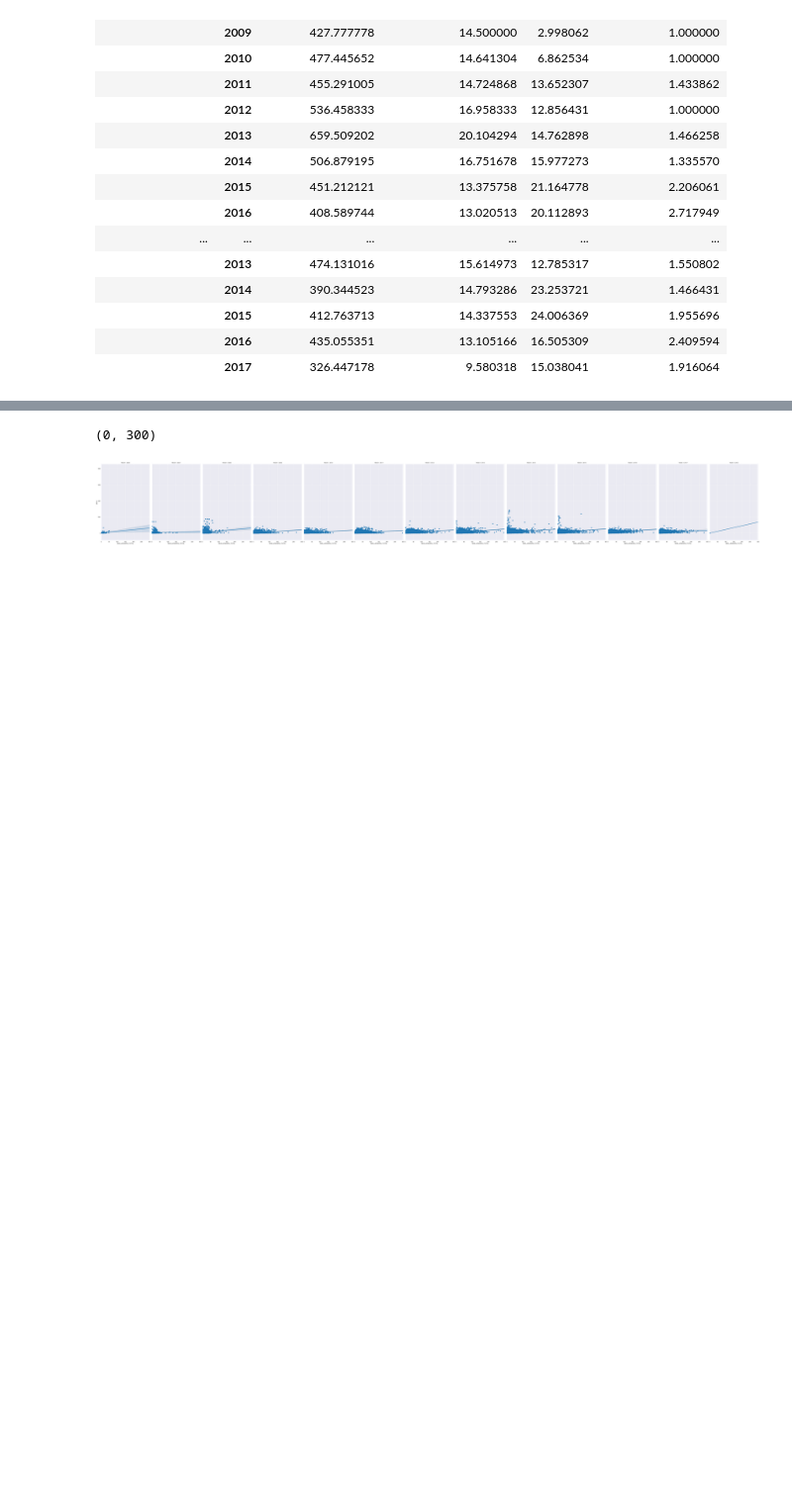
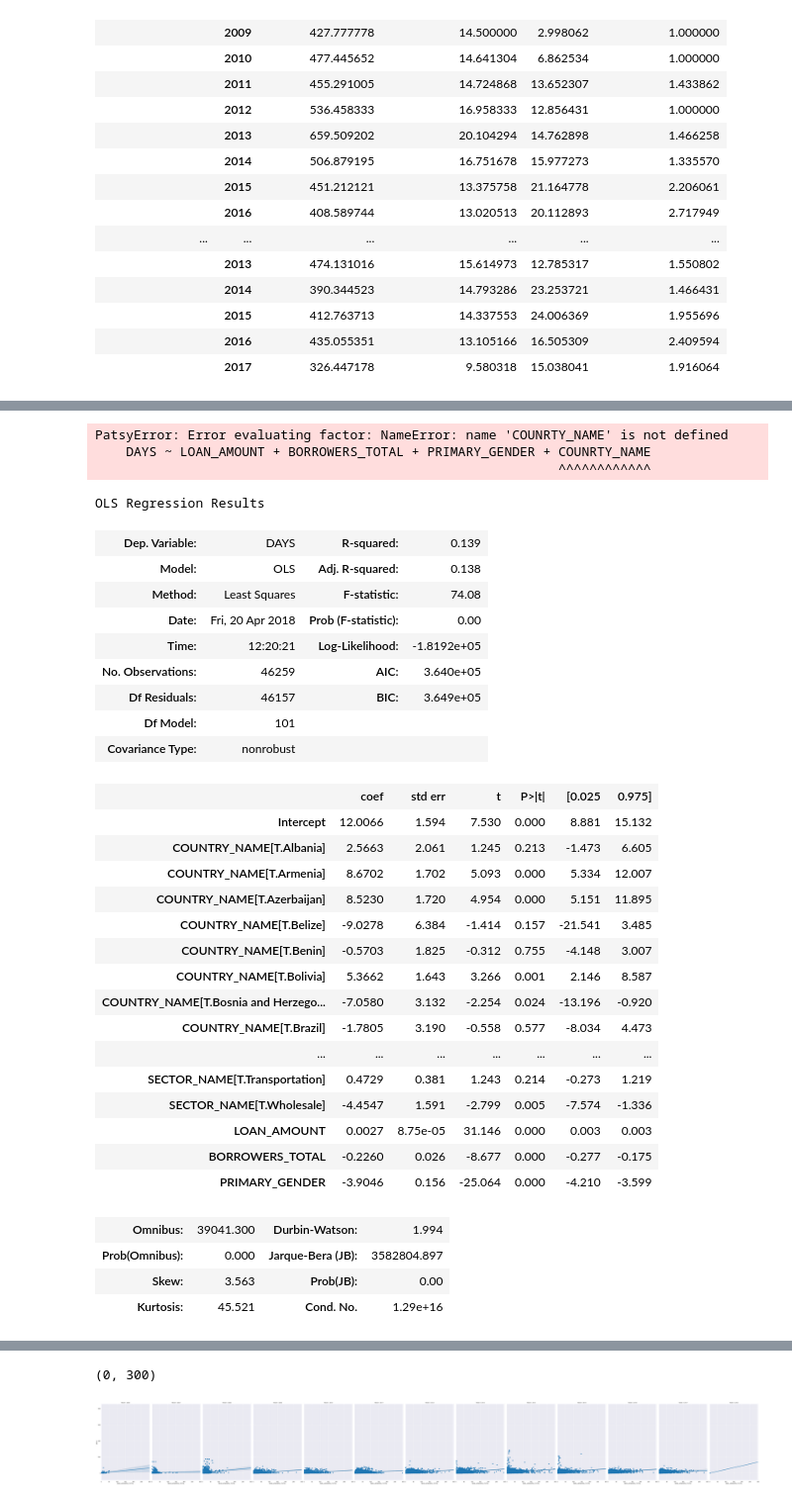
Before and after one commit to ttrumbly/Kiva_Microloans, a Jupyter notebook: Project_2_Kiva_Data.ipynb, the cells around one changed output, grey strips where cells are left out. Shown at 99% size. Cells and saved outputs as stored; diff of their text form; code cells hidden in the pictures; blank space fills up the shorter version.

```diff
--- a/Project_2_Kiva_Data.ipynb
+++ b/Project_2_Kiva_Data.ipynb
@@ -411,3 +452,46 @@ sns.barplot(x='YEAR', y='DAYS', data=Kiva_Kenya, hue='PRIMARY_GENDER', palette='
+# %%
+lm1 = smf.ols('DAYS ~ LOAN_AMOUNT + BORROWERS_TOTAL + PRIMARY_GENDER', data=Kiva_Phil)
+fit1 = lm1.fit()
+fit1.summary()
+# %% [output]
+PatsyError: Error evaluating factor: NameError: name 'COUNRTY_NAME' is not defined
+    DAYS ~ LOAN_AMOUNT + BORROWERS_TOTAL + PRIMARY_GENDER + COUNRTY_NAME
+                                                            ^^^^^^^^^^^^
+# %%
+lm1 = smf.ols('DAYS ~ LOAN_AMOUNT + BORROWERS_TOTAL + PRIMARY_GENDER + COUNTRY_NAME + SECTOR_NAME', data=kiva)
+fit1 = lm1.fit()
+fit1.summary()
+# %% [output]
+OLS Regression Results
+| Dep. Variable: | DAYS | R-squared: | 0.139 |
+| Model: | OLS | Adj. R-squared: | 0.138 |
+| Method: | Least Squares | F-statistic: | 74.08 |
+| Date: | Fri, 20 Apr 2018 | Prob (F-statistic): | 0.00 |
+| Time: | 12:20:21 | Log-Likelihood: | -1.8192e+05 |
+| No. Observations: | 46259 | AIC: | 3.640e+05 |
+| Df Residuals: | 46157 | BIC: | 3.649e+05 |
+| Df Model: | 101 |  |  |
+| Covariance Type: | nonrobust |  |  |
+|  | coef | std err | t | P>|t| | [0.025 | 0.975] |
+| Intercept | 12.0066 | 1.594 | 7.530 | 0.000 | 8.881 | 15.132 |
+| COUNTRY_NAME[T.Albania] | 2.5663 | 2.061 | 1.245 | 0.213 | -1.473 | 6.605 |
+| COUNTRY_NAME[T.Armenia] | 8.6702 | 1.702 | 5.093 | 0.000 | 5.334 | 12.007 |
+| COUNTRY_NAME[T.Azerbaijan] | 8.5230 | 1.720 | 4.954 | 0.000 | 5.151 | 11.895 |
+| COUNTRY_NAME[T.Belize] | -9.0278 | 6.384 | -1.414 | 0.157 | -21.541 | 3.485 |
+| COUNTRY_NAME[T.Benin] | -0.5703 | 1.825 | -0.312 | 0.755 | -4.148 | 3.007 |
+| COUNTRY_NAME[T.Bolivia] | 5.3662 | 1.643 | 3.266 | 0.001 | 2.146 | 8.587 |
+| COUNTRY_NAME[T.Bosnia and Herzego... | -7.0580 | 3.132 | -2.254 | 0.024 | -13.196 | -0.920 |
+| COUNTRY_NAME[T.Brazil] | -1.7805 | 3.190 | -0.558 | 0.577 | -8.034 | 4.473 |
+| ... | ... | ... | ... | ... | ... | ... |
+| SECTOR_NAME[T.Transportation] | 0.4729 | 0.381 | 1.243 | 0.214 | -0.273 | 1.219 |
+| SECTOR_NAME[T.Wholesale] | -4.4547 | 1.591 | -2.799 | 0.005 | -7.574 | -1.336 |
+| LOAN_AMOUNT | 0.0027 | 8.75e-05 | 31.146 | 0.000 | 0.003 | 0.003 |
+| BORROWERS_TOTAL | -0.2260 | 0.026 | -8.677 | 0.000 | -0.277 | -0.175 |
+| PRIMARY_GENDER | -3.9046 | 0.156 | -25.064 | 0.000 | -4.210 | -3.599 |
+| Omnibus: | 39041.300 | Durbin-Watson: | 1.994 |
+| Prob(Omnibus): | 0.000 | Jarque-Bera (JB): | 3582804.897 |
+| Skew: | 3.563 | Prob(JB): | 0.00 |
+| Kurtosis: | 45.521 | Cond. No. | 1.29e+16 |
 # %%
 #create a plot of number of lenders vs total funded amount by year
 #kenya_plot = sns.lmplot(x='DAYS' data=Kiva_Kenya, hue = 'PRIMARY_GENDER', col='YEAR', palette='coolwarm',
```
Also changed, not shown: parts of 6 cells of this notebook, 11 other files.
